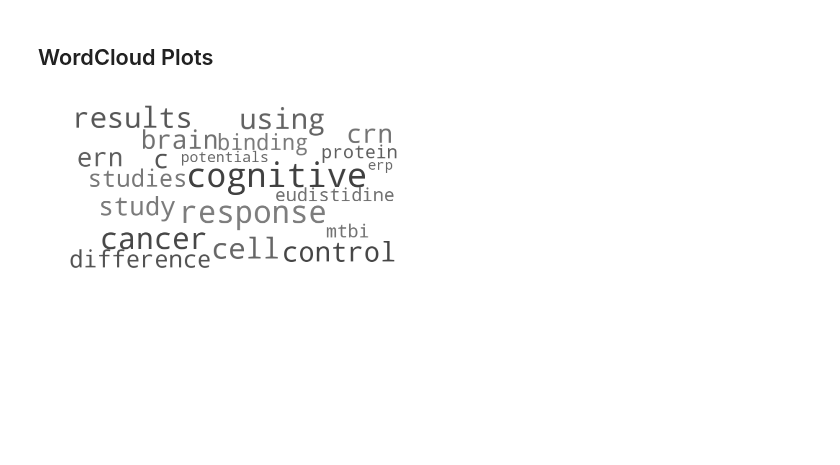
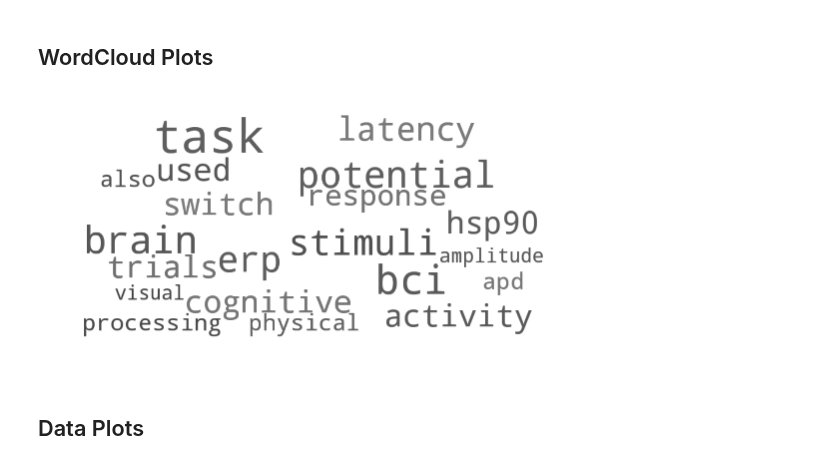
Before and after one commit to weblearn22/ERPscanr, a Jupyter notebook: notebooks/Words.ipynb, the cells around one changed output. Drawn from its saved outputs; the diff is of its cells as text; code cells hidden in the pictures; blank space fills up the shorter version.

```diff
--- a/notebooks/Words.ipynb
+++ b/notebooks/Words.ipynb
@@ -50,3 +43,6 @@ save_pickle_obj(words, 'test2')
 # %%
 # Load word pickle object
-words = load_pickle_obj('test2_words')
+words = load_pickle_obj('test_words')
+# %%
+# Collect ERPs into list of aggragated data objects
+all_dat = [ERPDataAll(words[erp]) for erp in words.keys]
@@ -64,6 +64,0 @@ wc = create_wc(conv_freqs(words.results[1].freqs, 20))
-# %%
-# Display wordcloud
-plt.imshow(wc)
-plt.axis("off");
-# %% [output]
-[figure, removed]
@@ -69,0 +67,7 @@ plt.axis("off");
+# %%
+# Create a wordcloud
+make_wc(all_dat[1].word_freqs, 20, save_fig=False)
+# %% [output]
+[figure, added]
+# %% [markdown]
+## Data Plots
```
Also changed, not shown: parts of 14 cells of this notebook.
